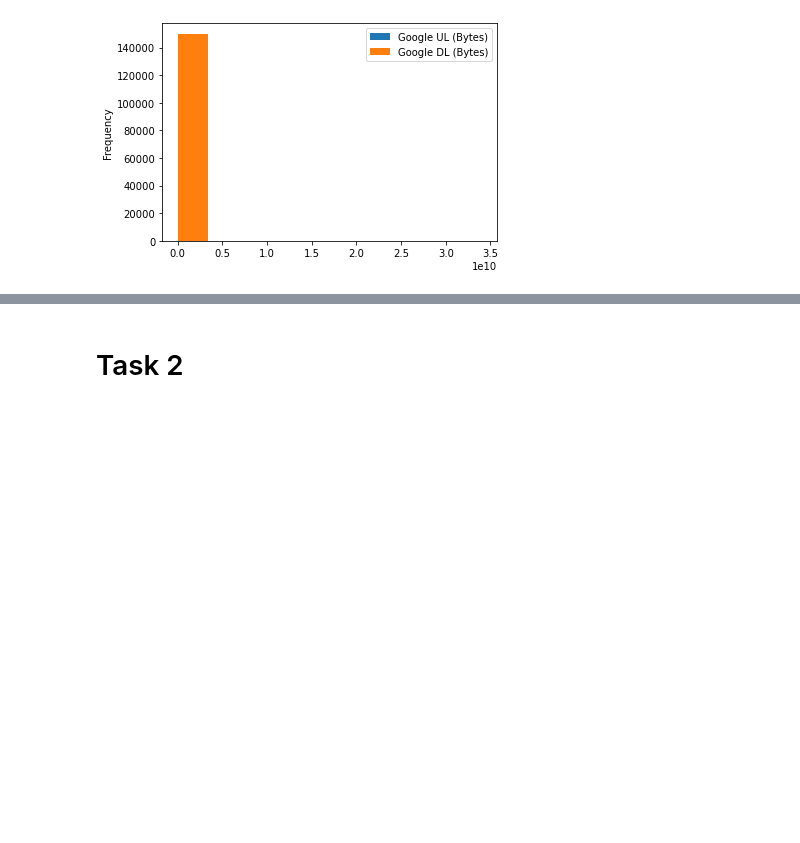
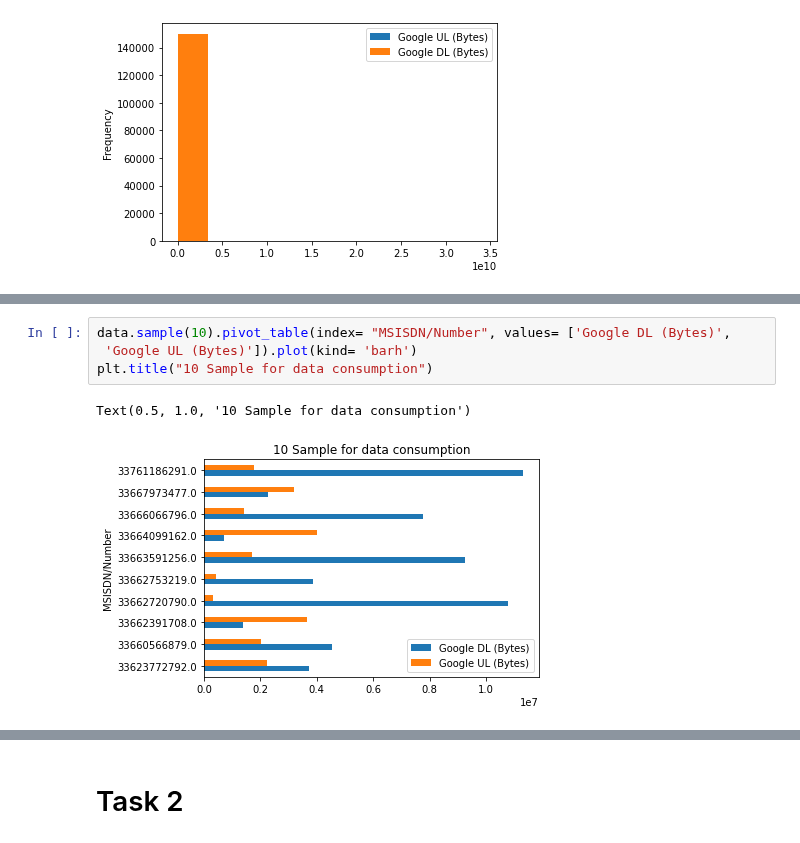
Before and after one commit to comsavvy/Data-analysis-for-business, a Jupyter notebook: Data analysis1.ipynb, the cells around one changed output, grey strips where cells are left out. Saved outputs shown, nothing was run; the diff lists cells and outputs as text; blank space fills up the shorter version.

```diff
--- a/Data analysis1.ipynb
+++ b/Data analysis1.ipynb
@@ -249,0 +274,7 @@ data['Google DL (Bytes)'].
+# %%
+data.sample(10).pivot_table(index= "MSISDN/Number", values= ['Google DL (Bytes)',
+ 'Google UL (Bytes)']).plot(kind= 'barh')
+plt.title("10 Sample for data consumption")
+# %% [output]
+Text(0.5, 1.0, '10 Sample for data consumption')
+[figure, added]
```
Also changed, not shown: parts of 8 cells of this notebook, 2 other files.
